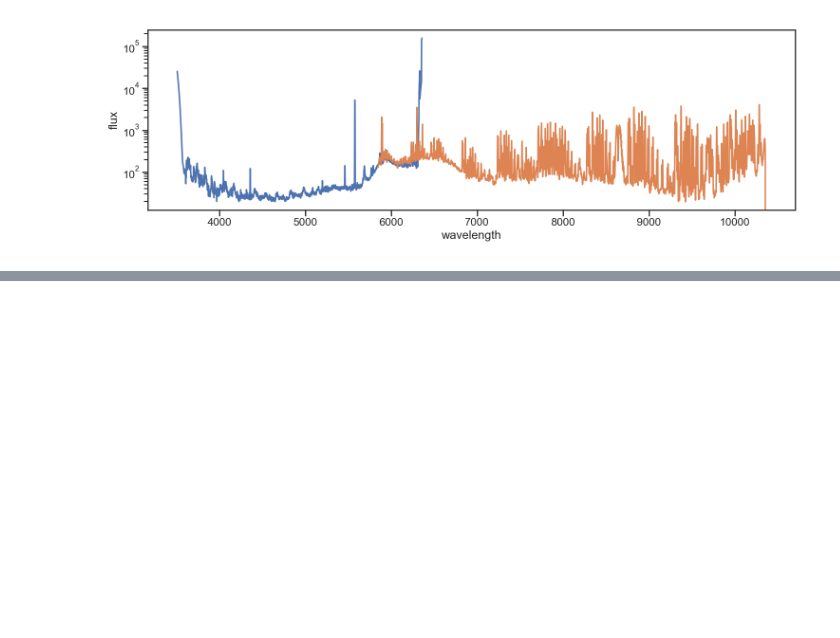
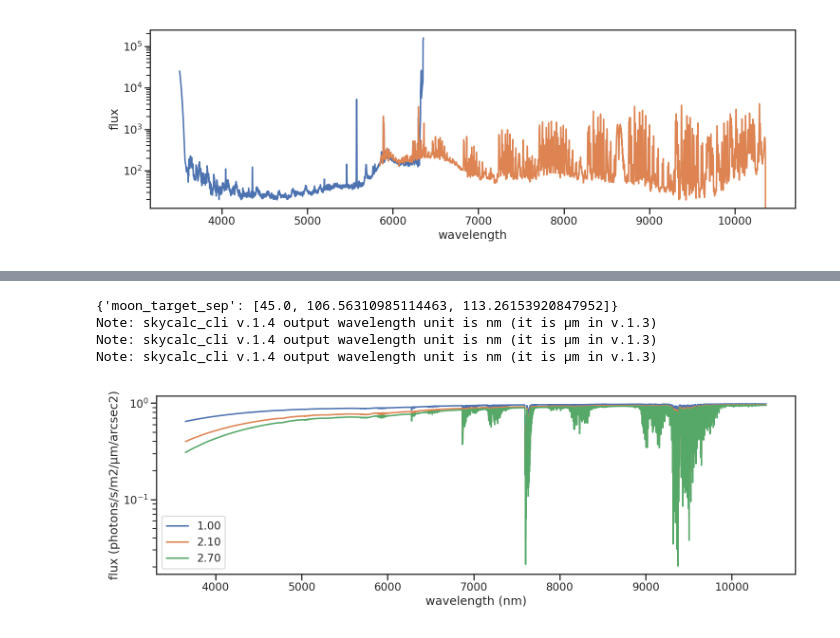
Before and after one commit to sdss/lvmdrp, a Jupyter notebook: docs/nb/sky-cont.ipynb, the cells around one changed output, grey strips where cells are left out. Saved outputs shown, nothing was run; the diff lists cells and outputs as text; code cells hidden in the pictures; blank space fills up the shorter version.

```diff
--- a/docs/nb/sky-cont.ipynb
+++ b/docs/nb/sky-cont.ipynb
@@ -461,0 +283,40 @@ plt.tight_layout()
+# %%
+def z2airmass(deg):
+    return 1/np.cos(deg*np.pi/180)
+
+def airmass2deg(air):
+    return np.arccos(1/air)*180/np.pi
+
+airmass = [1.0, 2.1, 2.7]
+moon_alt = 45
+
+grid_params = {"moon_target_sep": [np.abs(airmass2deg(air)+(90-moon_alt)) for air in airmass]}
+print(grid_params)
+
+
+comps = {}
+comps_ = []
+for parname, vals in grid_params.items():
+    for air, moon_target_sep in zip(airmass, vals):
+        meta, comp = sky.get_sky_model(wmin=365, wmax=1040, wres=3000, observatory="lasilla", airmass=air, moon_alt=moon_alt, moon_target_sep=moon_target_sep)
+        comps_.append(comp)
+    comps[parname] = comps_
+# %% [output]
+{'moon_target_sep': [45.0, 106.56310985114463, 113.26153920847952]}
+Note: skycalc_cli v.1.4 output wavelength unit is nm (it is μm in v.1.3)
+Note: skycalc_cli v.1.4 output wavelength unit is nm (it is μm in v.1.3)
+Note: skycalc_cli v.1.4 output wavelength unit is nm (it is μm in v.1.3)
+# %%
+plt.figure(figsize=(15,5))
+
+for parname, vals in comps.items():
+    for air, comp in zip(airmass, comps[parname]):
+
+        plt.semilogy(comp["lam"], comp["trans"], label=f"{air:.2f}")
+
+plt.legend(loc=0)
+plt.xlabel("wavelength (nm)")
+plt.ylabel("flux (photons/s/m2/μm/arcsec2)")
+plt.tight_layout()
+# %% [output]
+[figure, added]
```
Also changed, not shown: parts of 10 cells of this notebook, 2 other files.
